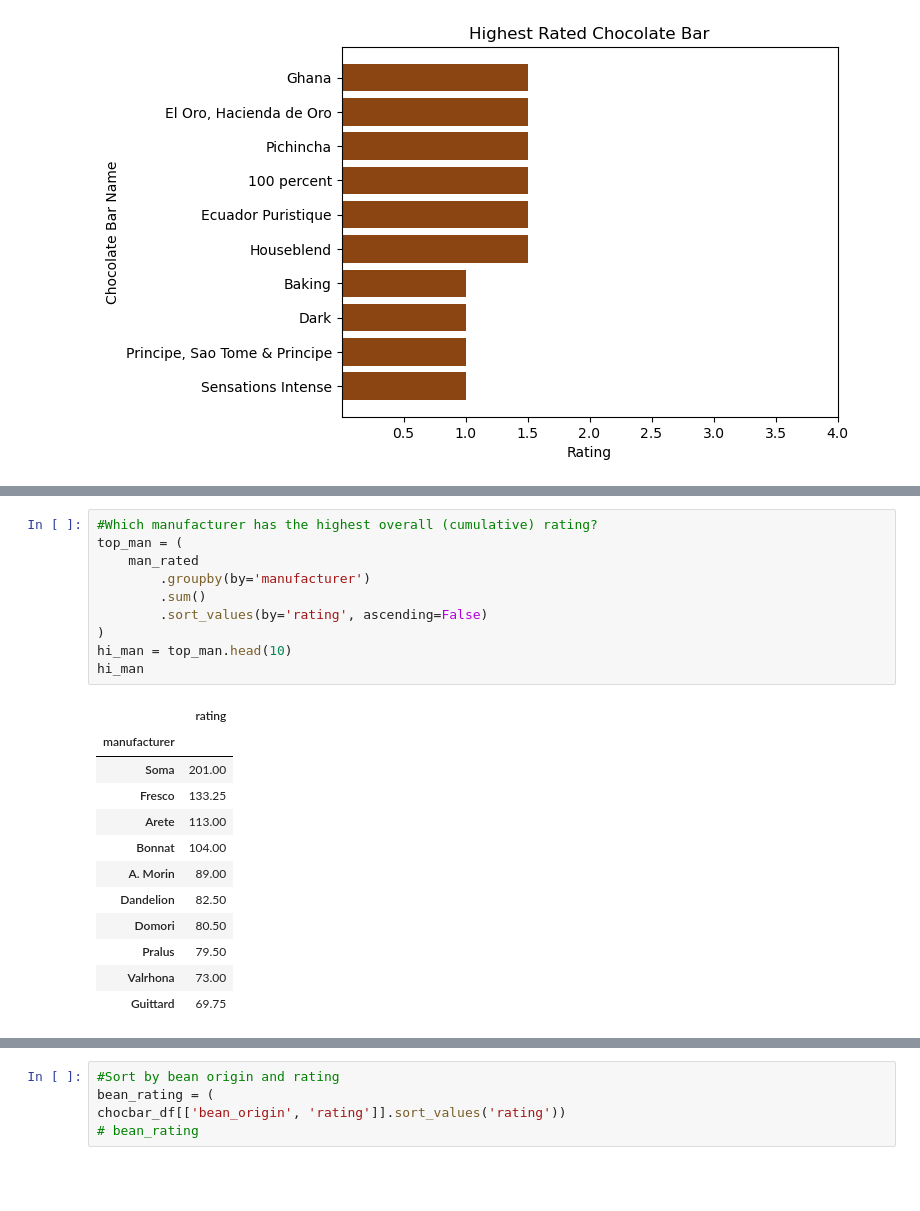
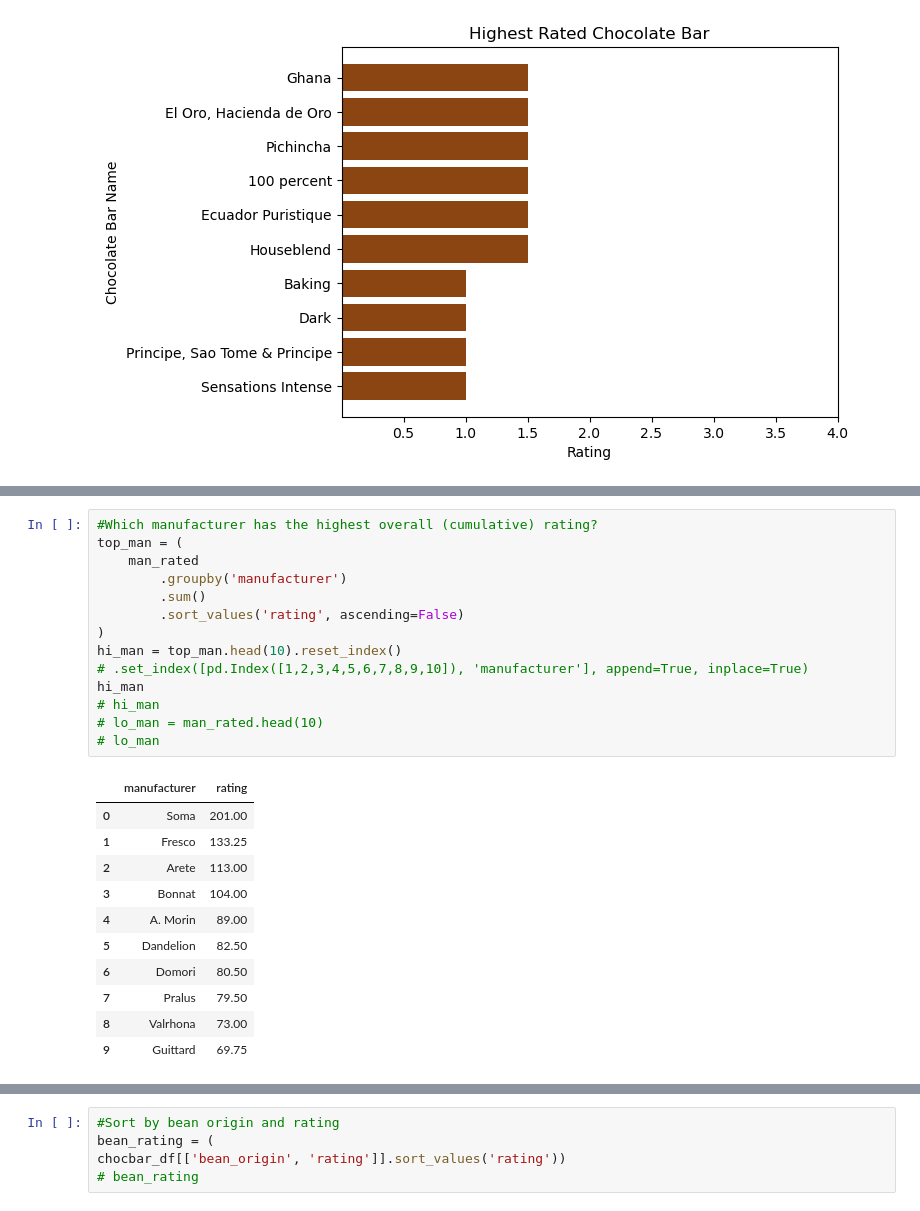
Before and after one commit to nbaggio28/Mid-Term-Project, a Jupyter notebook: notebooks/chocolateDA.ipynb, the cells around one changed output, grey strips where cells are left out. Saved outputs shown, nothing was run; the diff lists cells and outputs as text; blank space fills up the shorter version.

Commit message:
reset indexes on high and low man. created graph

```diff
--- a/notebooks/chocolateDA.ipynb
+++ b/notebooks/chocolateDA.ipynb
@@ -146,25 +160,28 @@ man_rated = chocbar_df[['manufacturer', 'rating']].sort_values('rating')
 # %%
 #Which manufacturer has the highest overall (cumulative) rating?
 top_man = (
     man_rated
-        .groupby(by='manufacturer')
+        .groupby('manufacturer')
         .sum()
-        .sort_values(by='rating', ascending=False)
+        .sort_values('rating', ascending=False)
 )
-hi_man = top_man.head(10)
+hi_man = top_man.head(10).reset_index()
+# .set_index([pd.Index([1,2,3,4,5,6,7,8,9,10]), 'manufacturer'], append=True, inplace=True)
 hi_man
+# hi_man
+# lo_man = man_rated.head(10)
+# lo_man
 # %% [output]
-|  | rating |
-| manufacturer |  |
-| Soma | 201.00 |
-| Fresco | 133.25 |
-| Arete | 113.00 |
-| Bonnat | 104.00 |
-| A. Morin | 89.00 |
-| Dandelion | 82.50 |
-| Domori | 80.50 |
-| Pralus | 79.50 |
-| Valrhona | 73.00 |
-| Guittard | 69.75 |
+|  | manufacturer | rating |
+| 0 | Soma | 201.00 |
+| 1 | Fresco | 133.25 |
+| 2 | Arete | 113.00 |
+| 3 | Bonnat | 104.00 |
+| 4 | A. Morin | 89.00 |
+| 5 | Dandelion | 82.50 |
+| 6 | Domori | 80.50 |
+| 7 | Pralus | 79.50 |
+| 8 | Valrhona | 73.00 |
+| 9 | Guittard | 69.75 |
 # %%
 #Which manufacturer has the lowest raiting?
```
Also changed, not shown: parts of 4 cells of this notebook, 1 other file.
